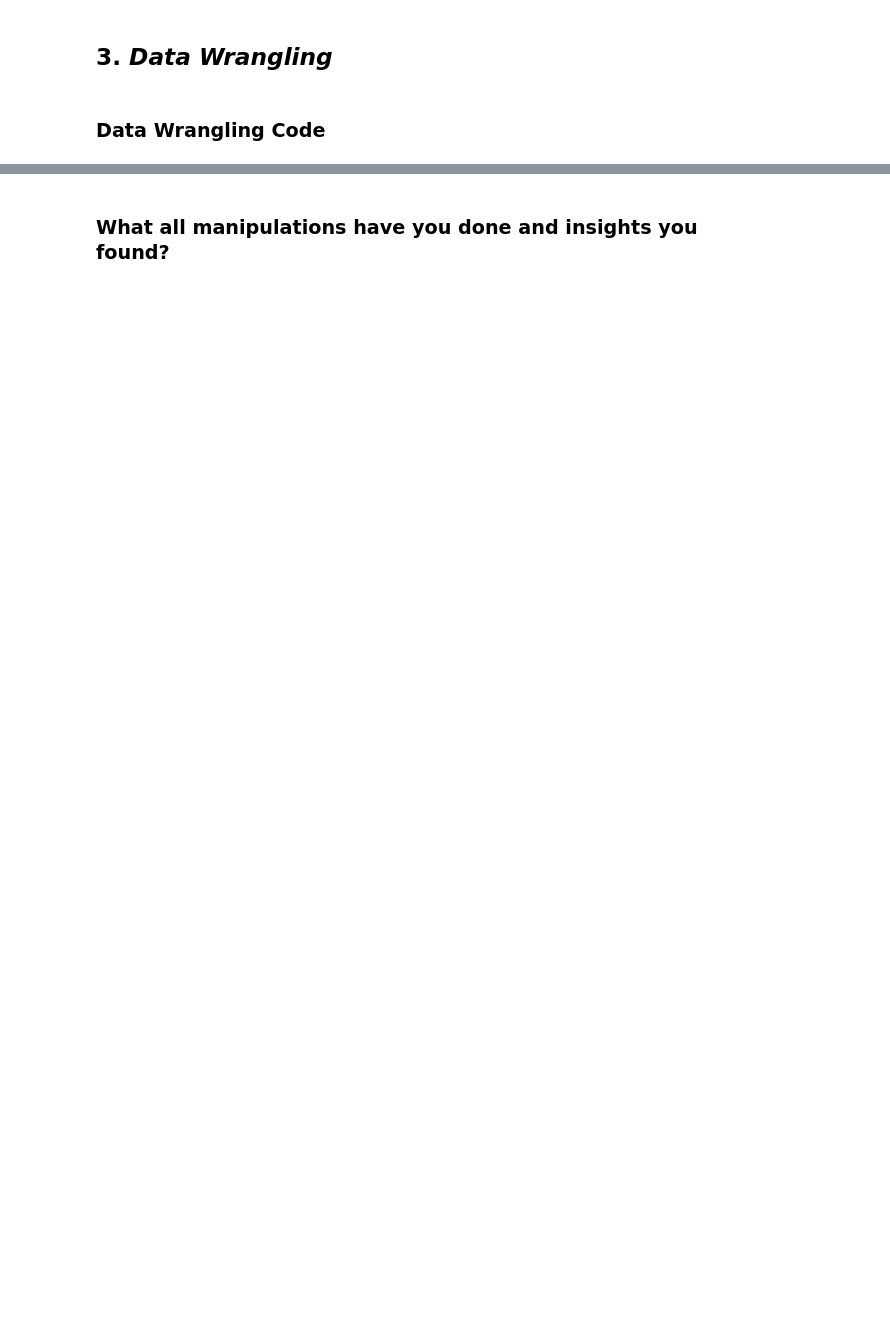
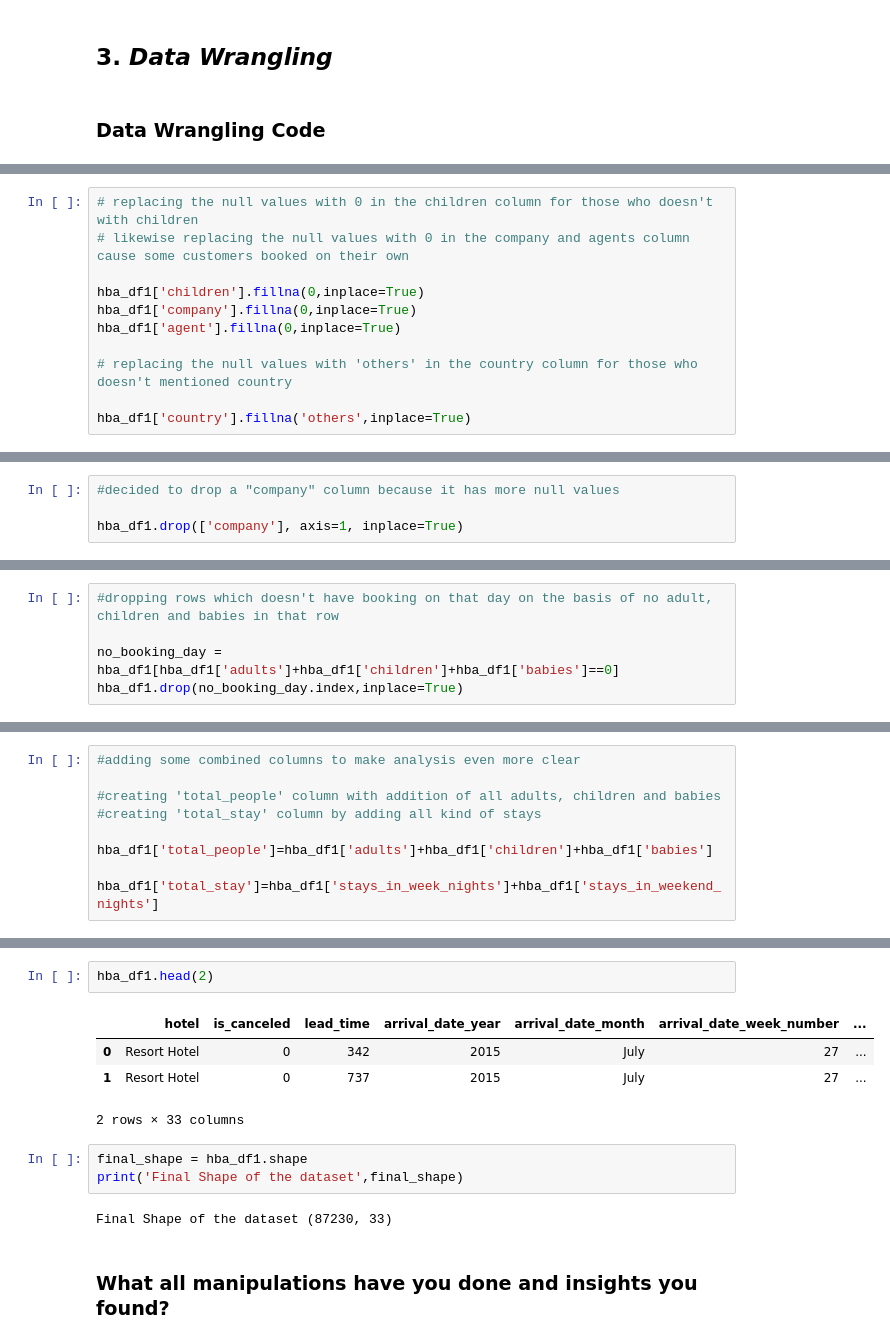
Before and after one commit to Rooban-Jeyasundar/EDA-Project, a Jupyter notebook: EDA_Submission_of_Hotel_Booking_Analysis.ipynb, the cells around one changed output, grey strips where cells are left out. Saved outputs shown, nothing was run; the diff lists cells and outputs as text; blank space fills up the shorter version.

```diff
--- a/EDA_Submission_of_Hotel_Booking_Analysis.ipynb
+++ b/EDA_Submission_of_Hotel_Booking_Analysis.ipynb
@@ -245,0 +364,11 @@ Answer Here
+# %%
+# replacing the null values with 0 in the children column for those who doesn't with children
+# likewise replacing the null values with 0 in the company and agents column cause some customers booked on their own
+
+hba_df1['children'].fillna(0,inplace=True)
+hba_df1['company'].fillna(0,inplace=True)
+hba_df1['agent'].fillna(0,inplace=True)
+
+# replacing the null values with 'others' in the country column for those who doesn't mentioned country
+
+hba_df1['country'].fillna('others',inplace=True)
@@ -245,0 +395,4 @@ Answer Here
+# %%
+#decided to drop a "company" column because it has more null values
+
+hba_df1.drop(['company'], axis=1, inplace=True)
@@ -245,0 +403,5 @@ Answer Here
+# %%
+#dropping rows which doesn't have booking on that day on the basis of no adult, children and babies in that row
+
+no_booking_day = hba_df1[hba_df1['adults']+hba_df1['children']+hba_df1['babies']==0]
+hba_df1.drop(no_booking_day.index,inplace=True)
@@ -245,0 +412,9 @@ Answer Here
+# %%
+#adding some combined columns to make analysis even more clear
+
+#creating 'total_people' column with addition of all adults, children and babies
+#creating 'total_stay' column by adding all kind of stays
+
+hba_df1['total_people']=hba_df1['adults']+hba_df1['children']+hba_df1['babies']
+
+hba_df1['total_stay']=hba_df1['stays_in_week_nights']+hba_df1['stays_in_weekend_nights']
@@ -246,2 +437,14 @@ Answer Here
+# %%
+hba_df1.head(2)
+# %% [output]
+|  | hotel | is_canceled | lead_time | arrival_date_year | arrival_date_month | arrival_date_week_number | ... |
+| 0 | Resort Hotel | 0 | 342 | 2015 | July | 27 | ... |
+| 1 | Resort Hotel | 0 | 737 | 2015 | July | 27 | ... |
+2 rows × 33 columns
+# %%
+final_shape = hba_df1.shape
+print('Final Shape of the dataset',final_shape)
+# %% [output]
+Final Shape of the dataset (87230, 33)
 # %% [markdown]
 ### What all manipulations have you done and insights you found?
```
Also changed, not shown: parts of 16 cells of this notebook.
